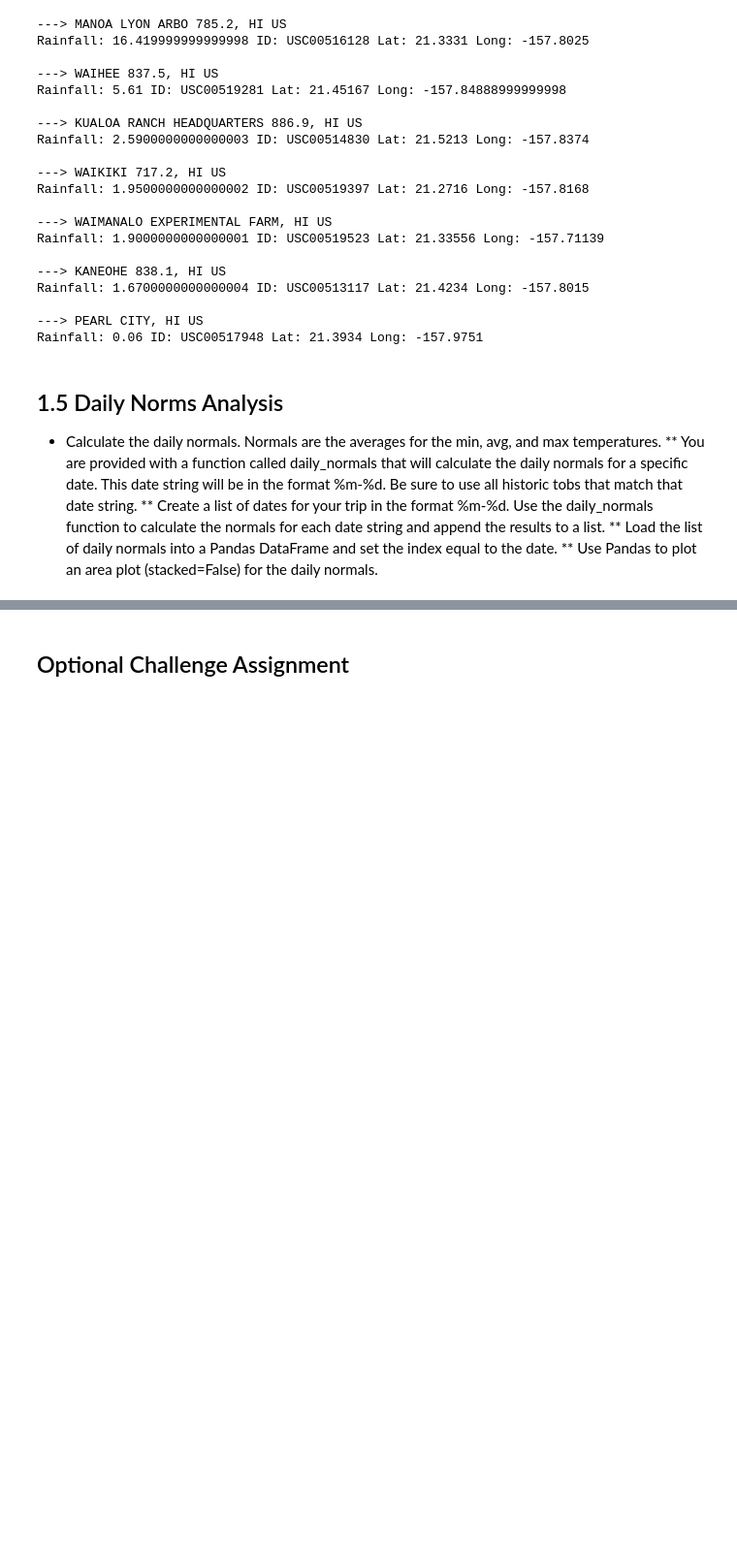
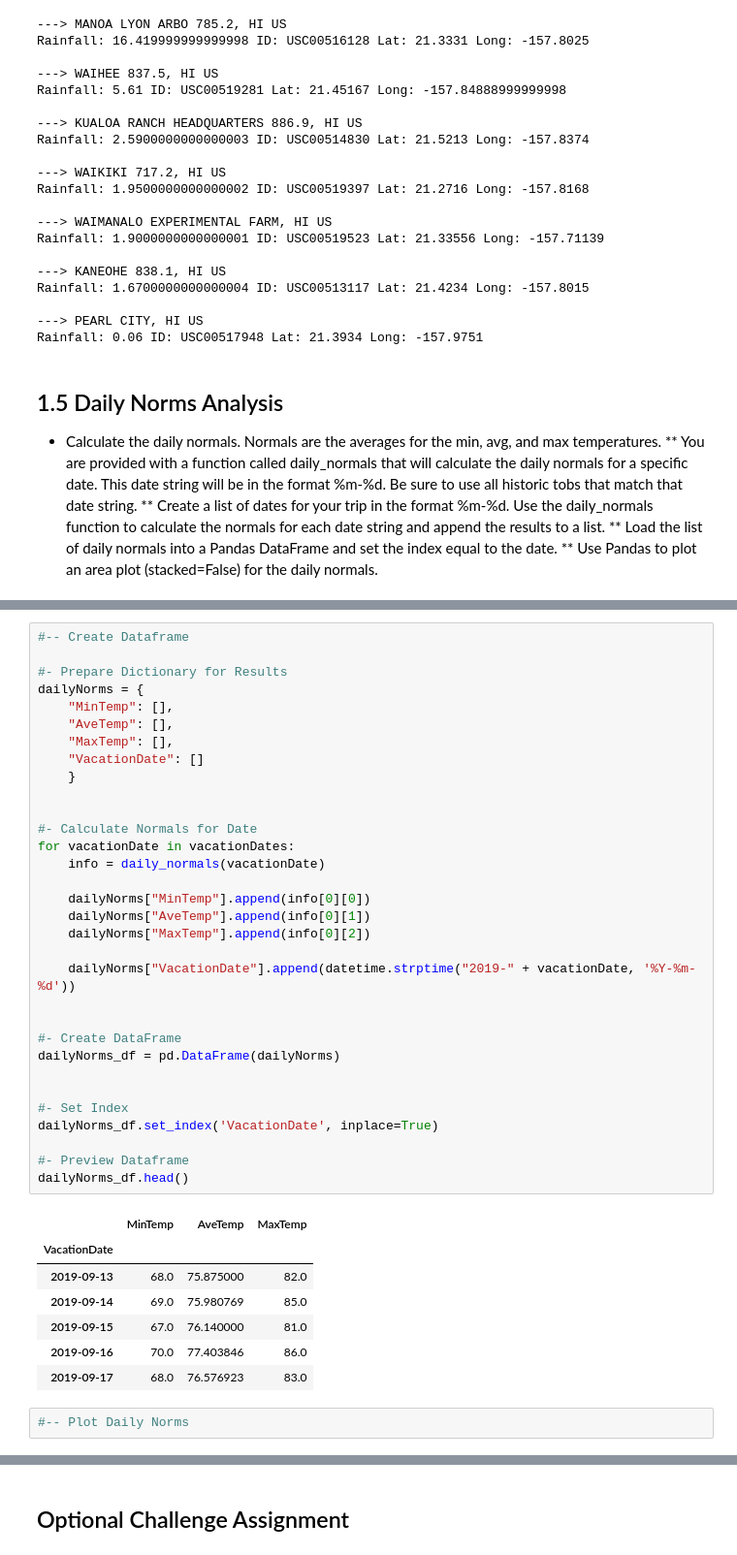
Before and after one commit to normalfactory/DataScience_Assignment_8, a Jupyter notebook: climate_starter.ipynb, the cells around one changed output, grey strips where cells are left out. Shown at 97% size. Cells and saved outputs as stored; diff of their text form; blank space fills up the shorter version.

```diff
--- a/climate_starter.ipynb
+++ b/climate_starter.ipynb
@@ -408,0 +465,42 @@ Rainfall: 0.06 ID: USC00517948 Lat: 21.3934 Long: -157.9751
+# %%
+#-- Create Dataframe
+
+#- Prepare Dictionary for Results
+dailyNorms = {
+    "MinTemp": [],
+    "AveTemp": [],
+    "MaxTemp": [],
+    "VacationDate": []
+    }
+
+
+#- Calculate Normals for Date
+for vacationDate in vacationDates:
+    info = daily_normals(vacationDate)
+
+    dailyNorms["MinTemp"].append(info[0][0])
+    dailyNorms["AveTemp"].append(info[0][1])
+    dailyNorms["MaxTemp"].append(info[0][2])
+
+    dailyNorms["VacationDate"].append(datetime.strptime("2019-" + vacationDate, '%Y-%m-%d'))
+
+
+#- Create DataFrame
+dailyNorms_df = pd.DataFrame(dailyNorms)
+
+
+#- Set Index
+dailyNorms_df.set_index('VacationDate', inplace=True)
+
+#- Preview Dataframe
+dailyNorms_df.head()
+# %% [output]
+|  | MinTemp | AveTemp | MaxTemp |
+| VacationDate |  |  |  |
+| 2019-09-13 | 68.0 | 75.875000 | 82.0 |
+| 2019-09-14 | 69.0 | 75.980769 | 85.0 |
+| 2019-09-15 | 67.0 | 76.140000 | 81.0 |
+| 2019-09-16 | 70.0 | 77.403846 | 86.0 |
+| 2019-09-17 | 68.0 | 76.576923 | 83.0 |
+# %%
+#-- Plot Daily Norms
```
Also changed, not shown: parts of 6 cells of this notebook.
